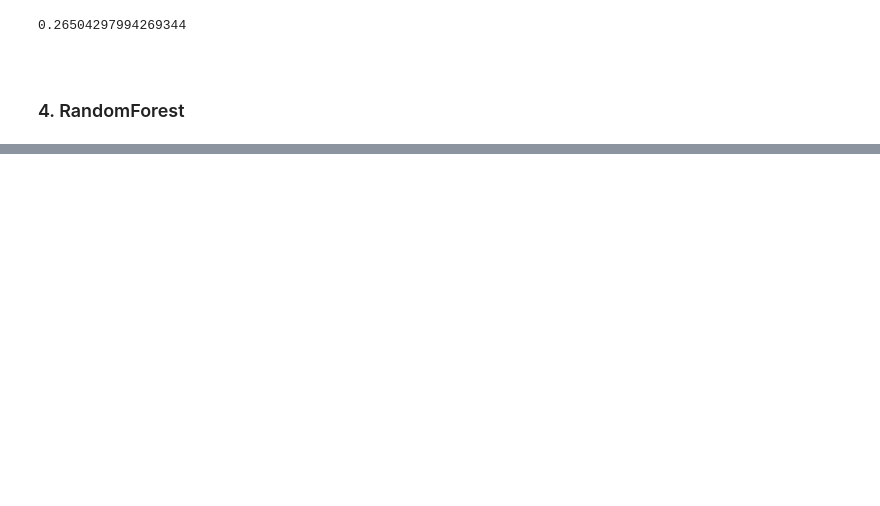
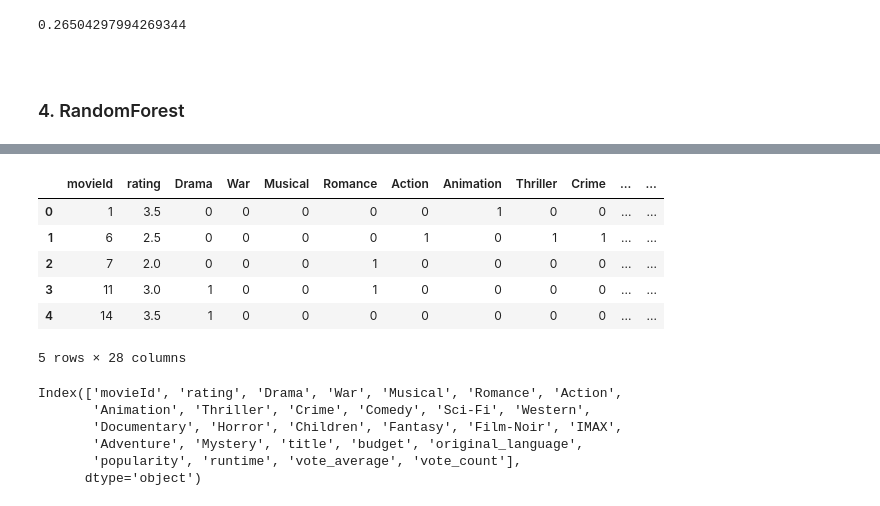
Before and after one commit to ijo0r98/likelion-kdigital, a Jupyter notebook: mid-project-1/영화 별점 데이터 분석_주란.ipynb, the cells around one changed output, grey strips where cells are left out. Cells and saved outputs as stored; diff of their text form; code cells hidden in the pictures; blank space fills up the shorter version.

```diff
--- a/mid-project-1/영화 별점 데이터 분석_주란.ipynb
+++ b/mid-project-1/영화 별점 데이터 분석_주란.ipynb
@@ -569,0 +775,5 @@ accuracy_score(y_test, xgb.predict(x_test))
+# %%
+langs = df2.original_language.unique()
+langs_df = pd.DataFrame({'lan': langs})
+
+langs_df
@@ -569,0 +799,5 @@ accuracy_score(y_test, xgb.predict(x_test))
+# %%
+langs_df.reset_index(inplace=True)
+langs_df.set_index(langs_df.lan, inplace=True)
+del langs_df['lan']
+langs_df.head()
@@ -569,0 +812,23 @@ accuracy_score(y_test, xgb.predict(x_test))
+# %%
+def lang_categorized(lan):
+    return langs_df.loc[lan]['index']
+# %%
+df2.original_language = df2.original_language.apply(lang_categorized)
+df2.head()
+# %% [output]
+|  | movieId | rating | Drama | War | Musical | Romance | Action | Animation | Thriller | Crime | ... | ... |
+| 0 | 1 | 3.5 | 0 | 0 | 0 | 0 | 0 | 1 | 0 | 0 | ... | ... |
+| 1 | 6 | 2.5 | 0 | 0 | 0 | 0 | 1 | 0 | 1 | 1 | ... | ... |
+| 2 | 7 | 2.0 | 0 | 0 | 0 | 1 | 0 | 0 | 0 | 0 | ... | ... |
+| 3 | 11 | 3.0 | 1 | 0 | 0 | 1 | 0 | 0 | 0 | 0 | ... | ... |
+| 4 | 14 | 3.5 | 1 | 0 | 0 | 0 | 0 | 0 | 0 | 0 | ... | ... |
+5 rows × 28 columns
+# %%
+df2.columns
+# %% [output]
+Index(['movieId', 'rating', 'Drama', 'War', 'Musical', 'Romance', 'Action',
+       'Animation', 'Thriller', 'Crime', 'Comedy', 'Sci-Fi', 'Western',
+       'Documentary', 'Horror', 'Children', 'Fantasy', 'Film-Noir', 'IMAX',
+       'Adventure', 'Mystery', 'title', 'budget', 'original_language',
+       'popularity', 'runtime', 'vote_average', 'vote_count'],
+      dtype='object')
```
Also changed, not shown: parts of 46 cells of this notebook.
